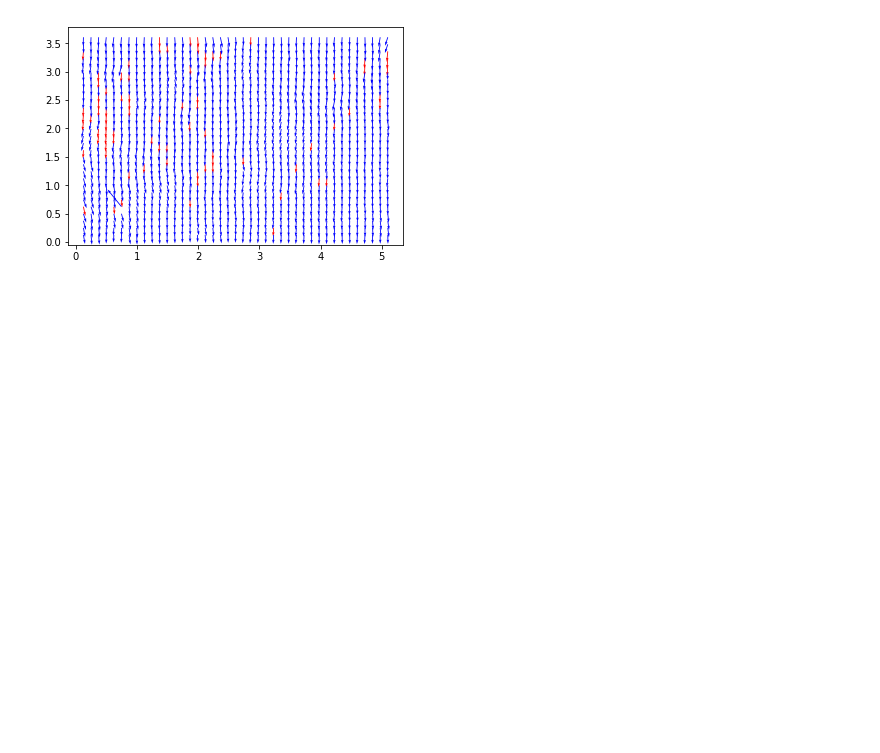
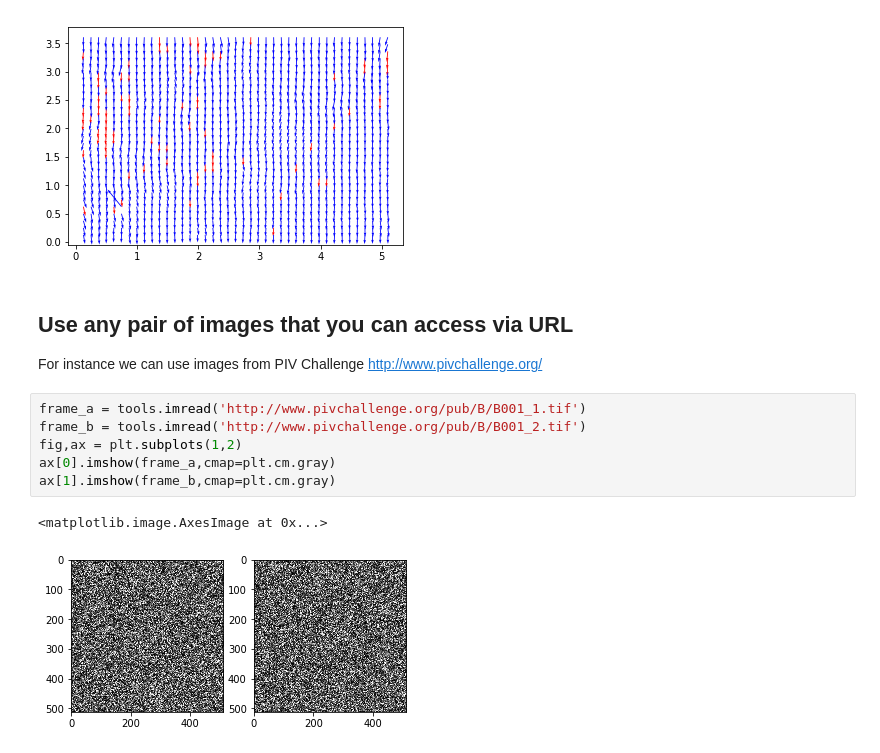
Before and after one commit to alexlib/openpiv-python-example, a Jupyter notebook: index.ipynb, the cells around one changed output. Saved outputs shown, nothing was run; the diff lists cells and outputs as text; blank space fills up the shorter version.

Commit message:
added an option to analyse images from URL

```diff
--- a/index.ipynb
+++ b/index.ipynb
@@ -37,3 +33,15 @@ tools.save(x, y, u, v, mask, 'exp1_001.txt' )
 tools.display_vector_field('exp1_001.txt', scale=100, width=0.0025)
 # %% [output]
 [figure]
+# %% [markdown]
+## Use any pair of images that you can access via URL
+For instance we can use images from PIV Challenge http://www.pivchallenge.org/
+# %%
+frame_a = tools.imread('http://www.pivchallenge.org/pub/B/B001_1.tif')
+frame_b = tools.imread('http://www.pivchallenge.org/pub/B/B001_2.tif')
+fig,ax = plt.subplots(1,2)
+ax[0].imshow(frame_a,cmap=plt.cm.gray)
+ax[1].imshow(frame_b,cmap=plt.cm.gray)
+# %% [output]
+<matplotlib.image.AxesImage at 0x...>
+[figure, added]
```
Also changed, not shown: parts of 3 cells of this notebook.
